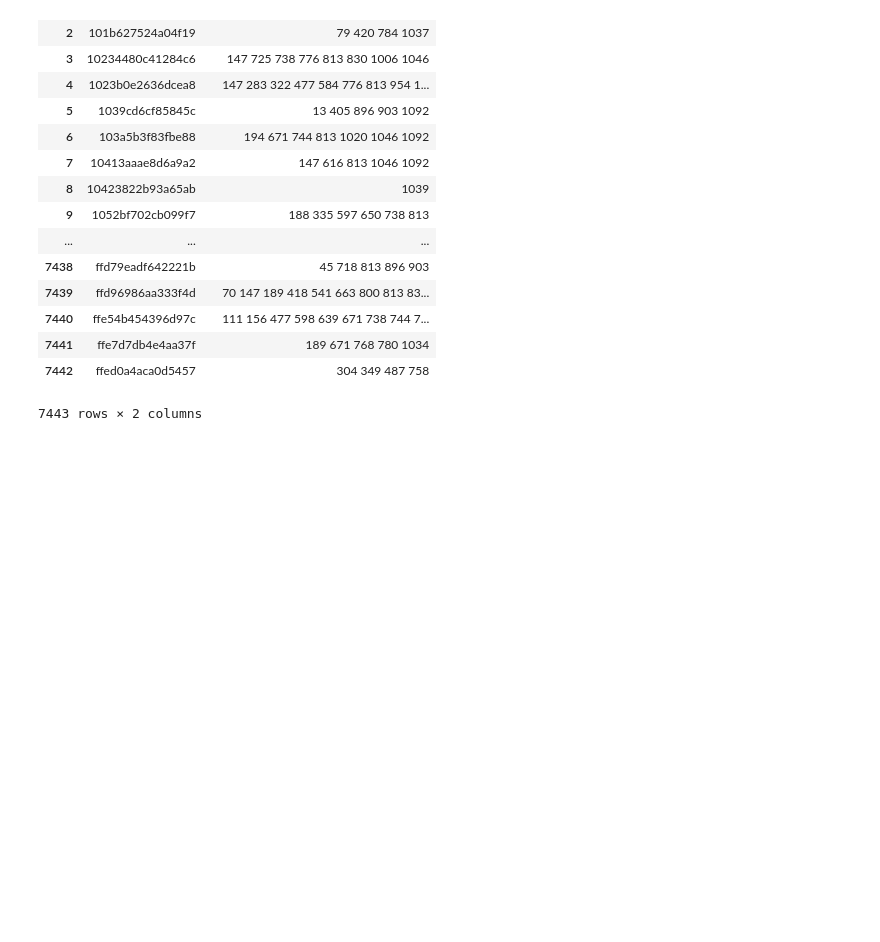
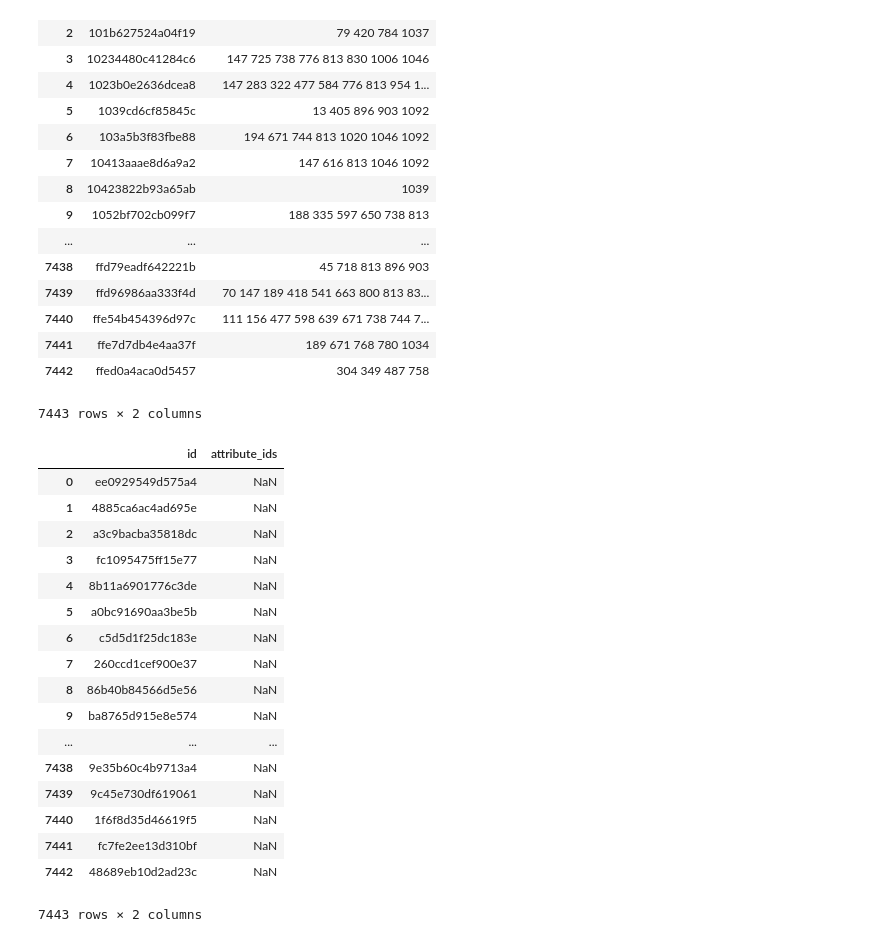
Before and after one commit to georgiypetrov/kaggle-imet, a Jupyter notebook: weights.ipynb, the cells around one changed output. Cells and saved outputs as stored; diff of their text form; code cells hidden in the pictures; blank space fills up the shorter version.

```diff
--- a/weights.ipynb
+++ b/weights.ipynb
@@ -108,0 +122,23 @@ pd.read_csv('submission_ensemble_all.csv')
+# %%
+df = pd.read_csv(TEST_FOLDS_ROOT / 'sample_submission2.csv')
+# %%
+df
+# %% [output]
+|  | id | attribute_ids |
+| 0 | ee0929549d575a4 | NaN |
+| 1 | 4885ca6ac4ad695e | NaN |
+| 2 | a3c9bacba35818dc | NaN |
+| 3 | fc1095475ff15e77 | NaN |
+| 4 | 8b11a6901776c3de | NaN |
+| 5 | a0bc91690aa3be5b | NaN |
+| 6 | c5d5d1f25dc183e | NaN |
+| 7 | 260ccd1cef900e37 | NaN |
+| 8 | 86b40b84566d5e56 | NaN |
+| 9 | ba8765d915e8e574 | NaN |
+| ... | ... | ... |
+| 7438 | 9e35b60c4b9713a4 | NaN |
+| 7439 | 9c45e730df619061 | NaN |
+| 7440 | 1f6f8d35d46619f5 | NaN |
+| 7441 | fc7fe2ee13d310bf | NaN |
+| 7442 | 48689eb10d2ad23c | NaN |
+7443 rows × 2 columns
```
Also changed, not shown: parts of 8 cells of this notebook, 2 other files.
